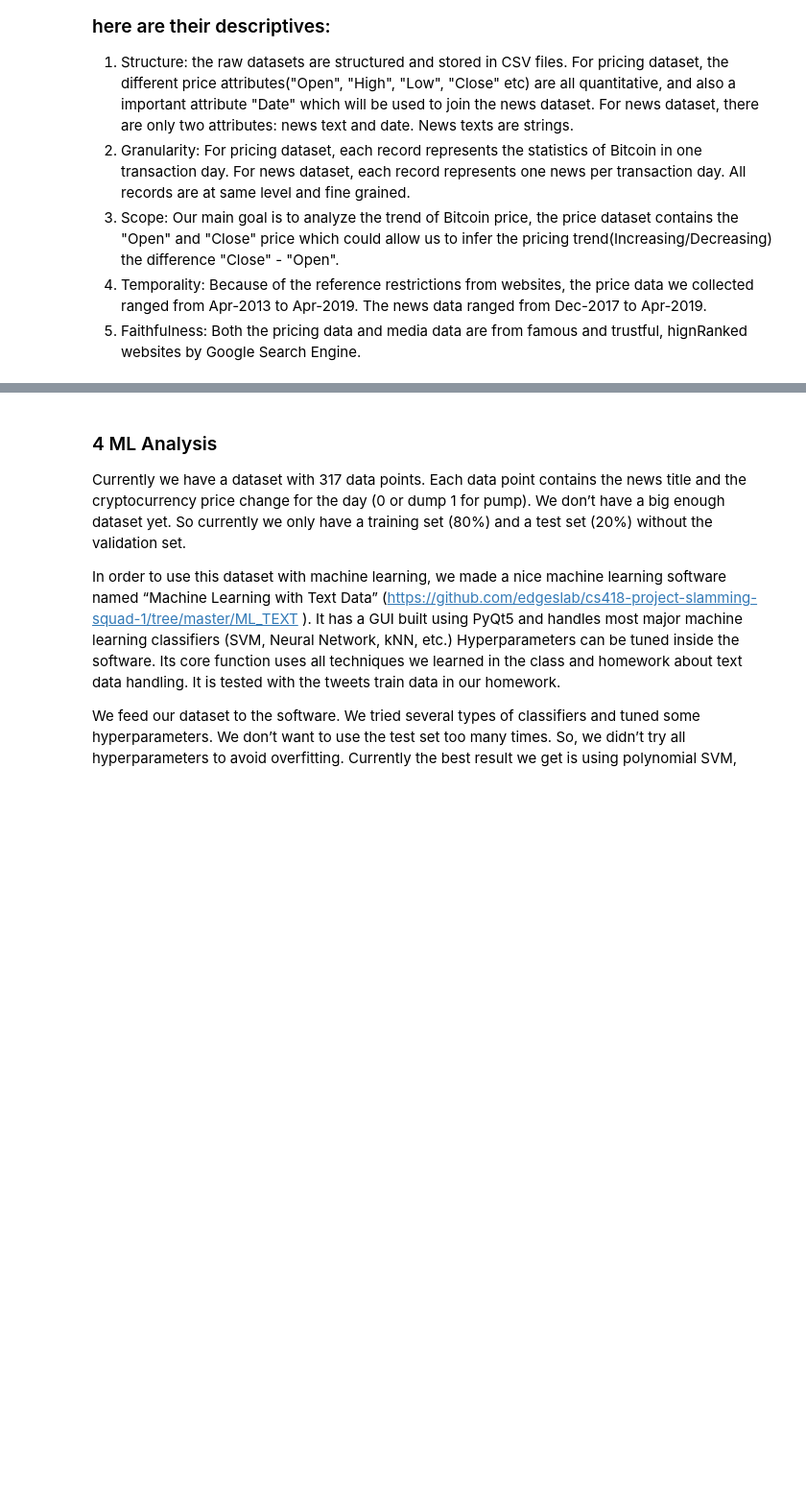
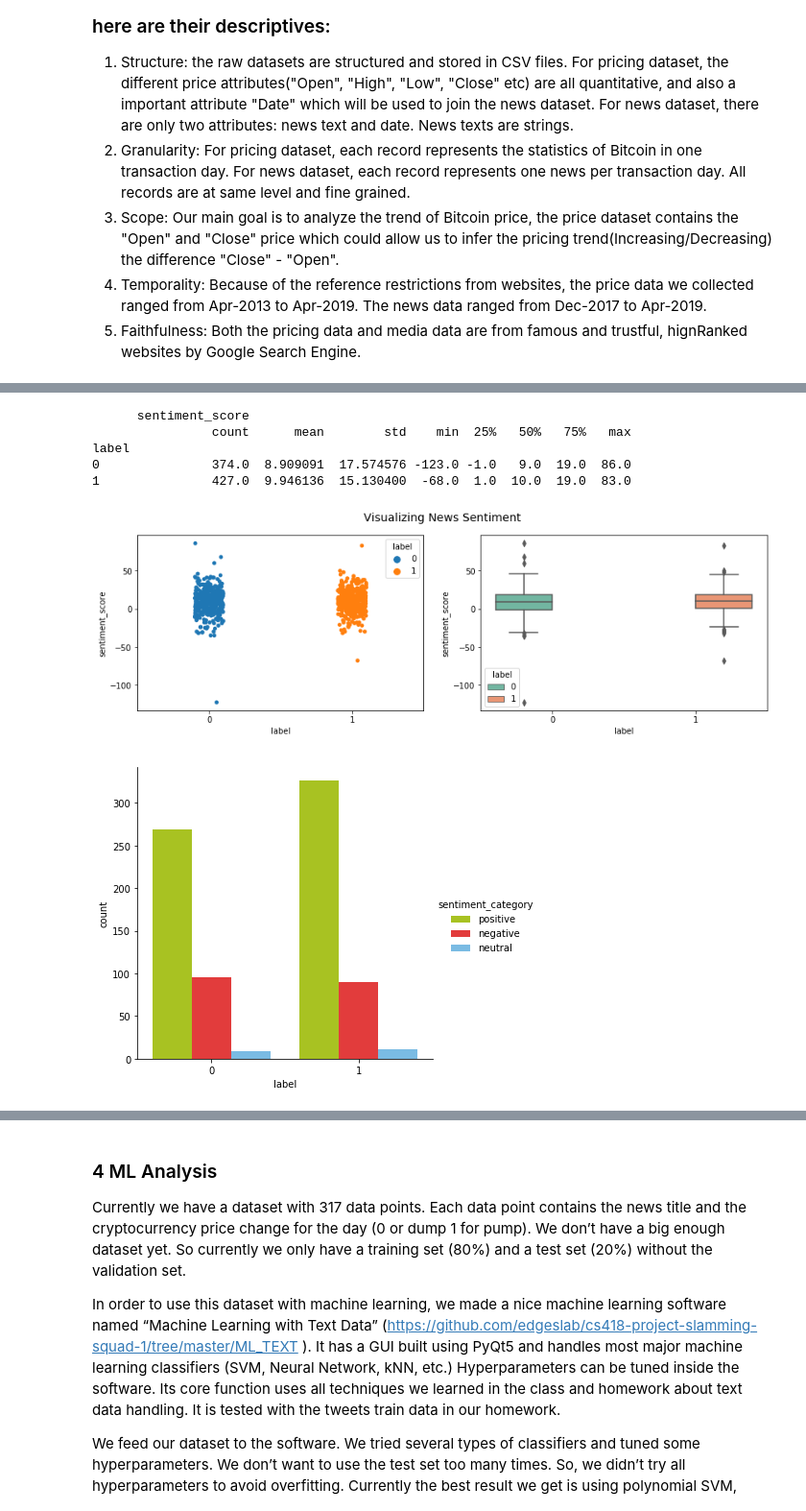
Before and after one commit to uic-cs418/cs418-project-slamming-squad-1, a Jupyter notebook: Final_Report_Hang Yang(Date collection, Preprocess).ipynb, the cells around one changed output, grey strips where cells are left out. Shown: that part at 96% size. Saved outputs shown, nothing was run; the diff lists cells and outputs as text; code cells hidden in the pictures; blank space fills up the shorter version.

```diff
--- a/Final_Report_Hang Yang(Date collection, Preprocess).ipynb
+++ b/Final_Report_Hang Yang(Date collection, Preprocess).ipynb
@@ -177,0 +86,10 @@ From above plot pictures, we found that when the price of bitcoin market vibrate
+# %%
+afinn_df = afinn_analysis(bitcoin_contents_price)
+# %% [output]
+      sentiment_score
+                count      mean        std    min  25%   50%   75%   max
+label
+0               374.0  8.909091  17.574576 -123.0 -1.0   9.0  19.0  86.0
+1               427.0  9.946136  15.130400  -68.0  1.0  10.0  19.0  83.0
+[figure, added]
+[figure, added]
```
Also changed, not shown: parts of 15 cells of this notebook.
